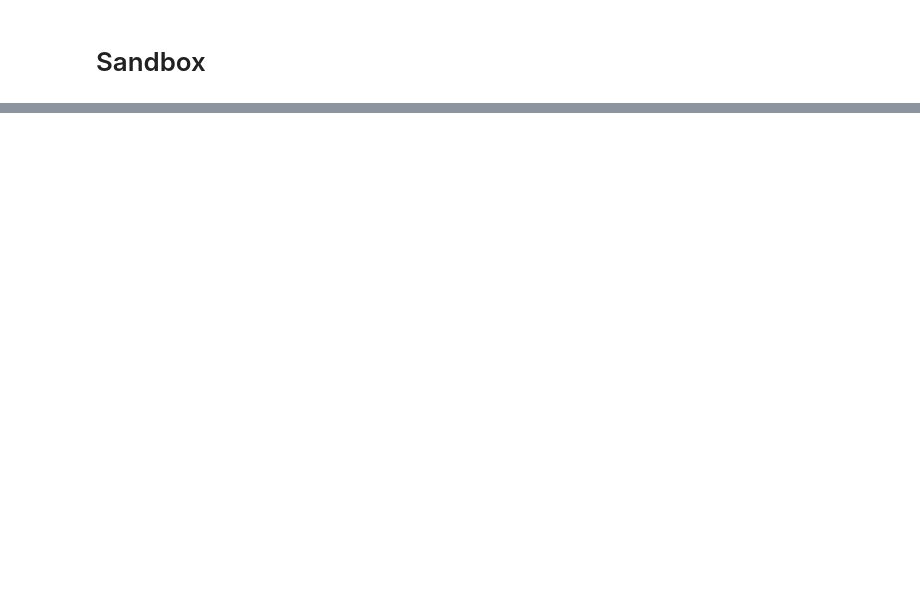
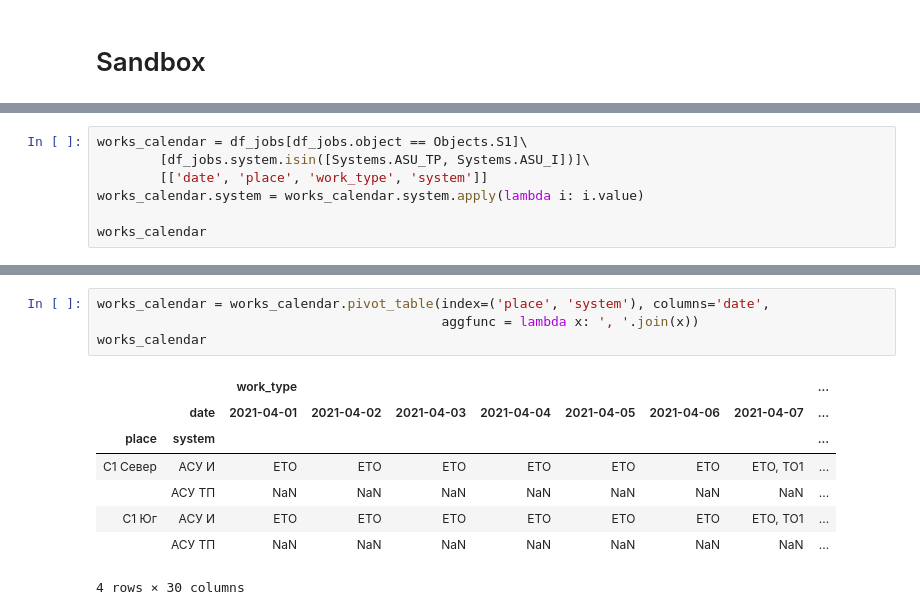
Before and after one commit to GusevMihail/Work_plan_generator, a Jupyter notebook: sandbox.ipynb, the cells around one changed output, grey strips where cells are left out. Drawn from its saved outputs; the diff is of its cells as text; blank space fills up the shorter version.

```diff
--- a/sandbox.ipynb
+++ b/sandbox.ipynb
@@ -158,0 +335,7 @@ email_processing.send_journals(config_email.batch_sending_plans,
+# %%
+works_calendar = df_jobs[df_jobs.object == Objects.S1]\
+        [df_jobs.system.isin([Systems.ASU_TP, Systems.ASU_I])]\
+        [['date', 'place', 'work_type', 'system']]
+works_calendar.system = works_calendar.system.apply(lambda i: i.value)
+
+works_calendar
@@ -158,0 +356,13 @@ email_processing.send_journals(config_email.batch_sending_plans,
+# %%
+works_calendar = works_calendar.pivot_table(index=('place', 'system'), columns='date',
+                                            aggfunc = lambda x: ', '.join(x))
+works_calendar
+# %% [output]
+|  |  | work_type |  |  |  |  |  |  | ... |
+|  | date | 2021-04-01 | 2021-04-02 | 2021-04-03 | 2021-04-04 | 2021-04-05 | 2021-04-06 | 2021-04-07 | ... |
+| place | system |  |  |  |  |  |  |  | ... |
+| С1 Север | АСУ И | ЕТО | ЕТО | ЕТО | ЕТО | ЕТО | ЕТО | ЕТО, ТО1 | ... |
+|  | АСУ ТП | NaN | NaN | NaN | NaN | NaN | NaN | NaN | ... |
+| С1 Юг | АСУ И | ЕТО | ЕТО | ЕТО | ЕТО | ЕТО | ЕТО | ЕТО, ТО1 | ... |
+|  | АСУ ТП | NaN | NaN | NaN | NaN | NaN | NaN | NaN | ... |
+4 rows × 30 columns
```
Also changed, not shown: parts of 29 cells of this notebook, 2 other files.
